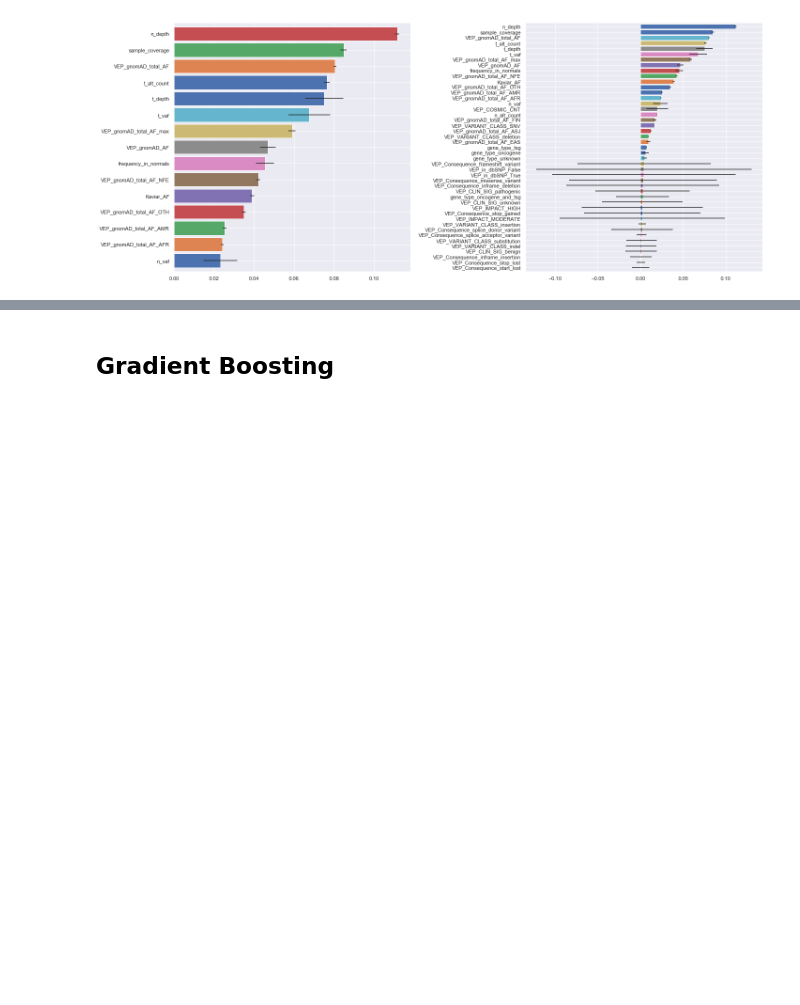
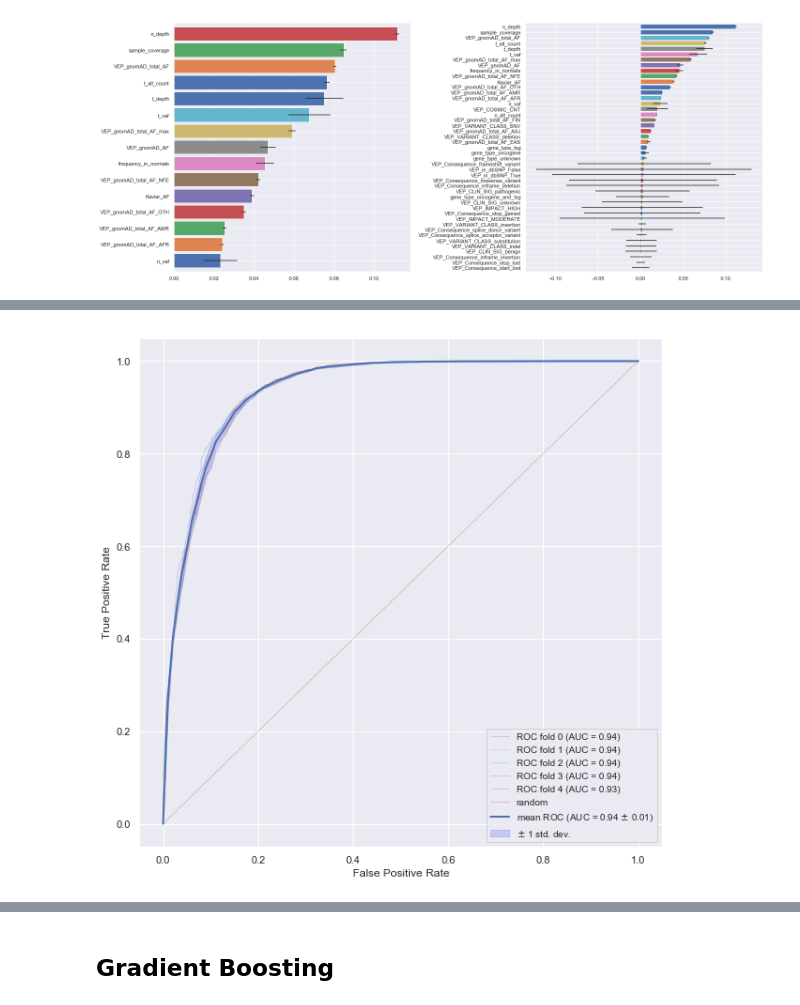
Before and after one commit to ElsaB/impact-annotator, a Jupyter notebook: analysis/prediction/somatic_vs_non_somatic_classification.ipynb, the cells around one changed output, grey strips where cells are left out. Drawn from its saved outputs; the diff is of its cells as text; code cells hidden in the pictures; blank space fills up the shorter version.

```diff
--- a/analysis/prediction/somatic_vs_non_somatic_classification.ipynb
+++ b/analysis/prediction/somatic_vs_non_somatic_classification.ipynb
@@ -495,0 +564,3 @@ plt.tight_layout()
+# %%
+job = Selene_Job('job_test_gs_plot', 'guilminp', load_from_id=True)
+job.get_results()
@@ -495,0 +597,5 @@ plt.tight_layout()
+# %%
+fig, ax = plt.subplots(1, 1, figsize=(10, 10))
+plot_roc(job.metrics, ax)
+# %% [output]
+[figure, added]
```
Also changed, not shown: parts of 17 cells of this notebook.
